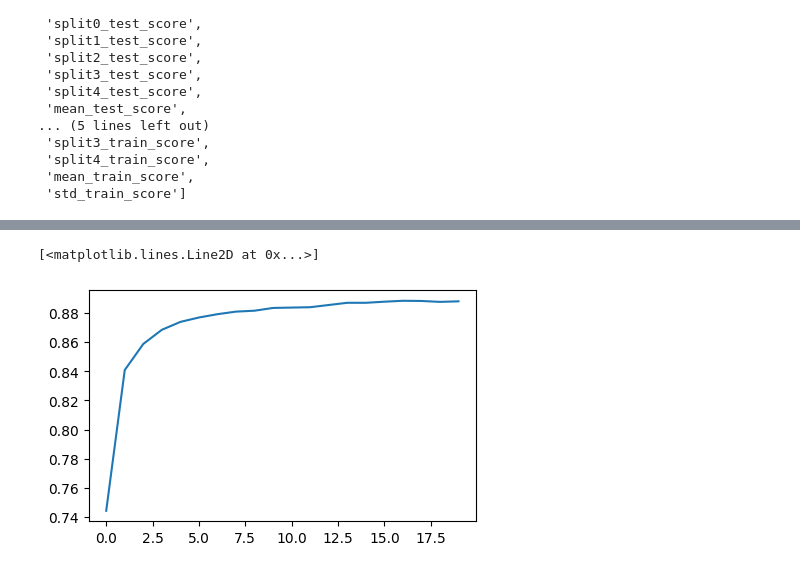
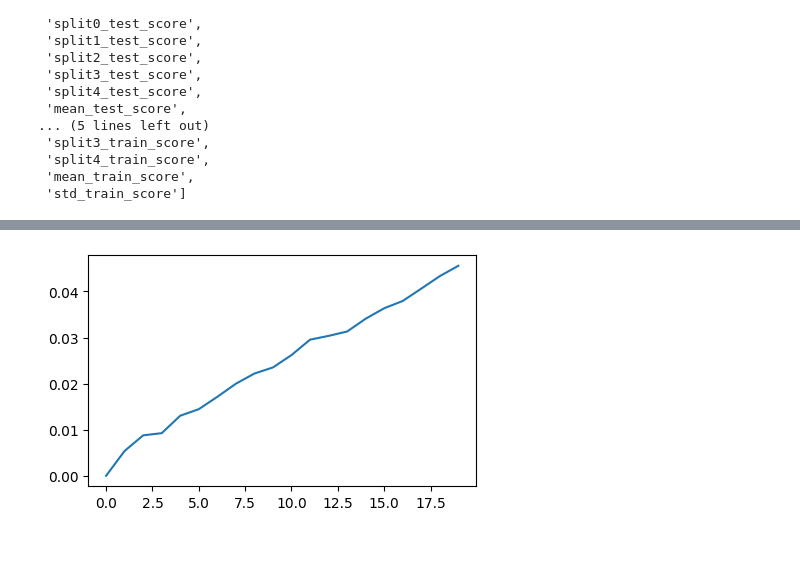
Before and after one commit to Ibeabuchi1/tweeter_sentiment_analysis, a Jupyter notebook: tweet_cleaning.ipynb, the cells around one changed output, grey strips where cells are left out. Drawn from its saved outputs; the diff is of its cells as text; code cells hidden in the pictures.

```diff
--- a/tweet_cleaning.ipynb
+++ b/tweet_cleaning.ipynb
@@ -448,6 +457,8 @@ list(grid_results.cv_results_.keys())
 # %%
 plt.figure(figsize=(5, 3))
-plt.plot(grid_results.cv_results_['mean_test_score'])
+
+plt.plot(grid_results.cv_results_['mean_train_score'] - grid_results.cv_results_['mean_test_score'])
+
+plt.show()
 # %% [output]
-[<matplotlib.lines.Line2D at 0x...>]
-[figure, old version]
+[figure, new version]
```
Also changed, not shown: parts of 13 cells of this notebook.
